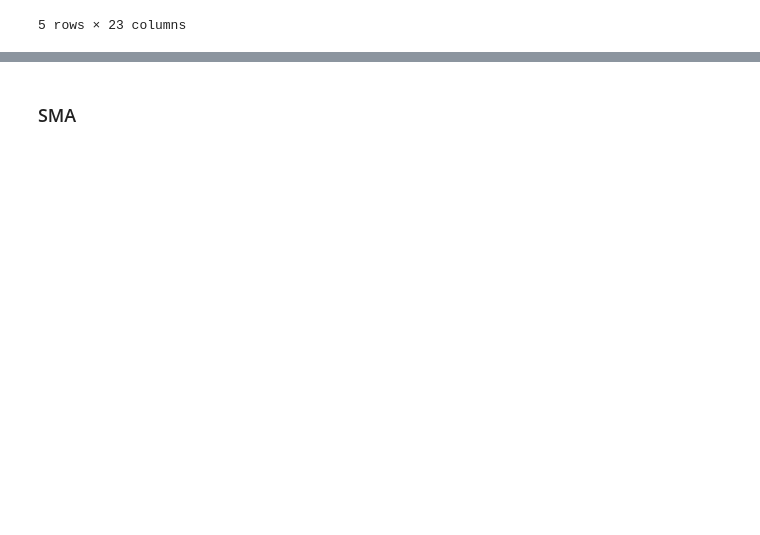
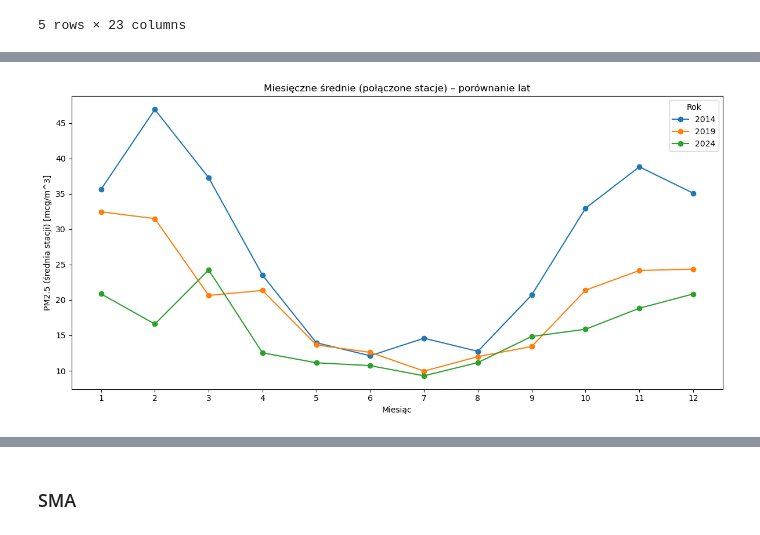
Before and after one commit to vardwyn/ZTP_projekt3, a Jupyter notebook: analiza.ipynb, the cells around one changed output, grey strips where cells are left out. Cells and saved outputs as stored; diff of their text form; code cells hidden in the pictures; blank space fills up the shorter version.

```diff
--- a/analiza.ipynb
+++ b/analiza.ipynb
@@ -978,0 +349,4 @@ plt.show()
+# %%
+plot_monthly_avg_station_comparison(monthly_avg_station)
+# %% [output]
+[figure, added]
```
Also changed, not shown: parts of 36 cells of this notebook, 15 other files.
